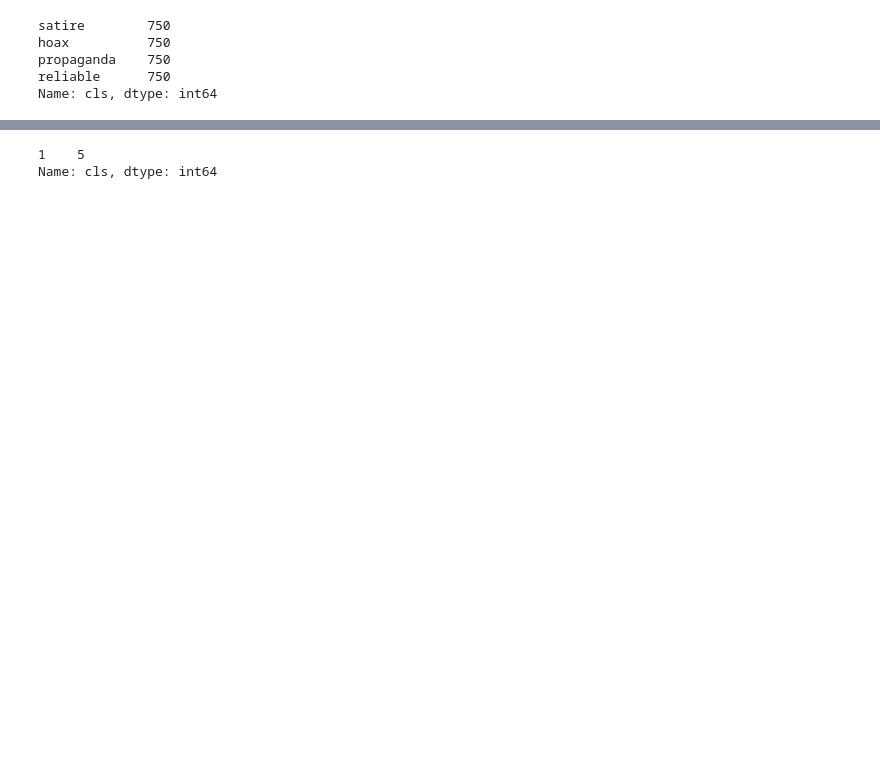
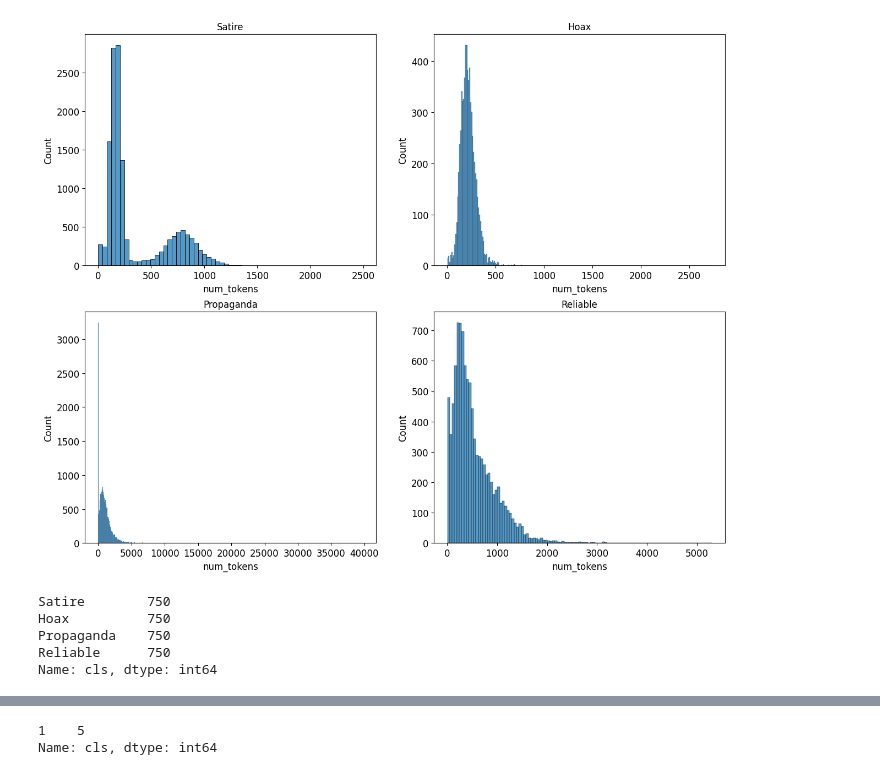
Before and after one commit to supperted825/LUN-TextClassification, a Jupyter notebook: notebooks/exploration.ipynb, the cells around one changed output, grey strips where cells are left out. Cells and saved outputs as stored; diff of their text form; code cells hidden in the pictures; blank space fills up the shorter version.

```diff
--- a/notebooks/exploration.ipynb
+++ b/notebooks/exploration.ipynb
@@ -40,11 +64,23 @@ Name: cls, dtype: int64
+# %%
+data['num_tokens'] = data['text'].apply(lambda x: len(wordpunct_tokenize(x)))
+
+fig, ax = plt.subplots(2, 2, figsize=(15, 12))
+for cls in range(4):
+    x, y = cls // 2, cls % 2
+    sns.histplot(data[data['cls'] == cls]['num_tokens'], ax=ax[x][y], label=cls_names[cls])
+    ax[x][y].title.set_text(cls_names[cls])
+
+plt.show()
+# %% [output]
+[figure, added]
 # %%
-test_data = pd.read_csv('./raw_data/balancedtest.csv', header=None)
+test_data = pd.read_csv('../data/balancedtest.csv', header=None)
 test_data.columns = ['cls', 'text']
 test_data['cls'] = test_data['cls'] - 1
 test_data['cls'].map(cls_names).value_counts()
 # %% [output]
-satire        750
-hoax          750
-propaganda    750
-reliable      750
+Satire        750
+Hoax          750
+Propaganda    750
+Reliable      750
 Name: cls, dtype: int64
```
Also changed, not shown: parts of 16 cells of this notebook, 1 other file.
